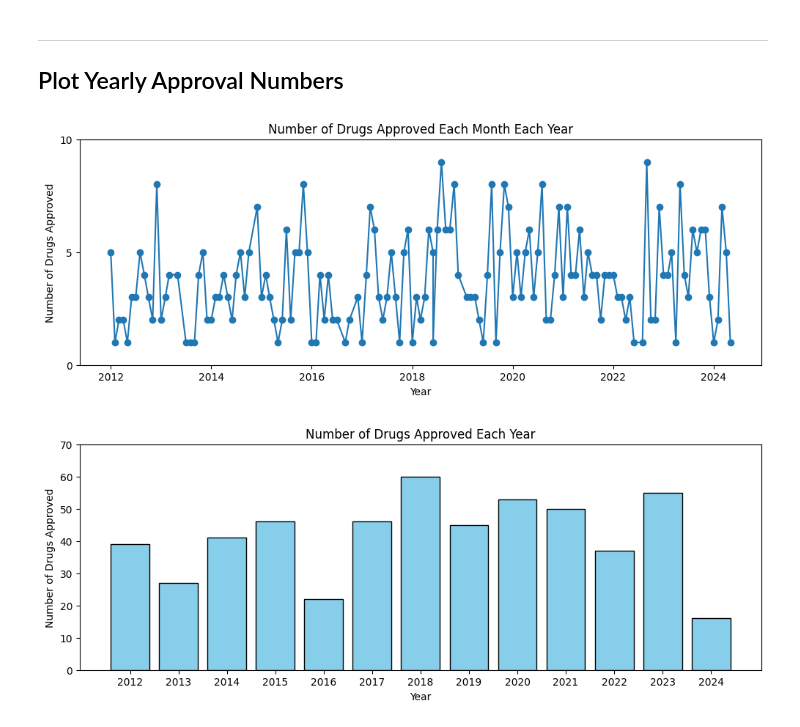
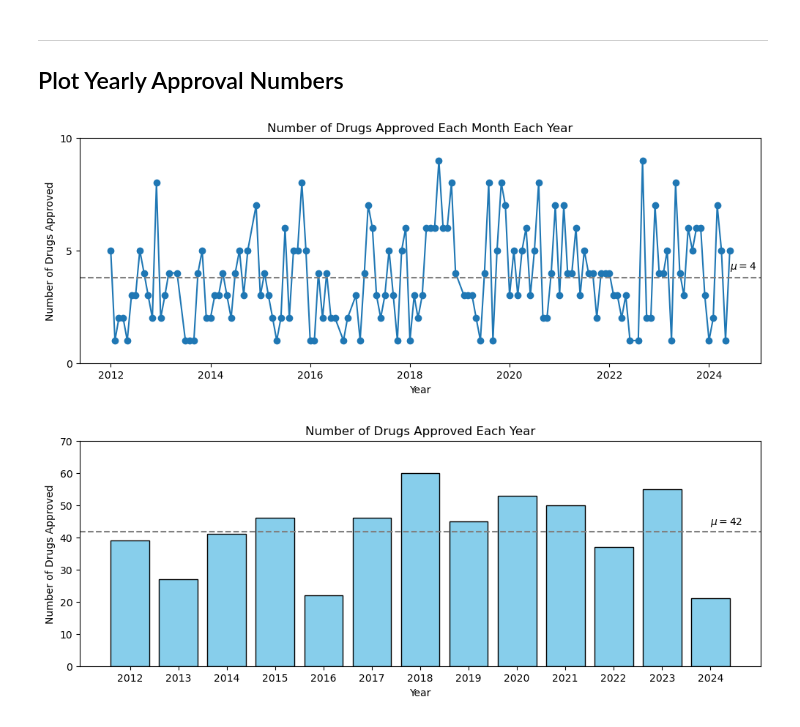
Before and after one commit to rahim-hashim/FDA-NCE-Scraper, a Jupyter notebook: fda_nce_scrape.ipynb, the cells around one changed output. Drawn from its saved outputs; the diff is of its cells as text; code cells hidden in the pictures.

```diff
--- a/fda_nce_scrape.ipynb
+++ b/fda_nce_scrape.ipynb
@@ -249,0 +773,19 @@ df_all.tail(20)
+# %%
+# unpickle all saved dataframes
+df_dict = unpickle_dataframes(database_folder='databases')
+# www.drugs.com drugs
+df_drugs = df_dict['ddc_drugs']
+df_drugs = df_drugs.sort_values(by=['drug_name']).reset_index(drop=True)
+# www.drugs.com drug classes
+df_drug_classes = df_dict['ddc_drug_classes']
+ddc_overlapping_drugs = find_df_overlap(df_drugs, df_drug_classes, 'drug_name', return_overlap=True)
+df_drug_classes = df_drug_classes.sort_values(by=['drug_name']).reset_index(drop=True)
+# www.clinicaltrials.gov
+ct_gov_df = df_dict['ctgov_df']
+# www.dailymed.nlm.nih.gov
+dailymed_df = df_dict['dailymed_df']
+# www.pubchem.ncbi.nlm.nih.gov
+pubchem_df = df_dict['pubchem_df']
+# saved excel with fda-approved drugs
+excel_path = os.getcwd()
+fda_drug_df = read_excel(excel_path)
@@ -253,7 +1060,6 @@ df_all.tail(20)
 # %%
 # plot number of drugs approved each month each year
 def plot_nce_monthly(df_all):
-
 	# convert approval_date to datetime
 	approval_dates = pd.to_datetime(df_all['approval_date'])
 	df_all['year_month'] = approval_dates.dt.to_period('M')
@@ -262,6 +1068,7 @@ def plot_nce_monthly(df_all):
 	df_all['year_month'] = pd.to_datetime(df_all['year_month'])
 	df_all['year_month'] = df_all['year_month'].dt.strftime('%Y-%m')
 	df_all['year_month'] = pd.to_datetime(df_all['year_month'])
+	df_all['year'] = df_all['year_month'].dt.year
 	df_all['count'] = 1
 	df_all_grouped = df_all.groupby(['year_month', 'year']).count().reset_index()
 	df_all_grouped = df_all_grouped[['year_month', 'count']]
@@ -275,35 +1082,46 @@ def plot_nce_monthly(df_all):
 	ax.set_ylim(0, 10)
 	# y-axis shows 0-5-10
 	ax.set_yticks(range(0, 11, 5))
+	# plot average line
+	ax.axhline(df_all_grouped['count'].mean(), color='grey', linestyle='--', label='Average')
+	# show text above the average line at the end of the line with the greek letter mu = mean
+	ax.text(df_all_grouped['year_month'].iloc[-1], df_all_grouped['count'].mean()+0.5,
+				 	f'$\mu = {round(df_all_grouped["count"].mean())}$', va='center', fontsize=10)
+	plt.show()
 
 def plot_yearly(df_all_grouped):
 	# plot the number of drugs approved each year
 	f, ax = plt.subplots(1, 1, figsize=(12, 4))
 	ax.bar(df_all_grouped['year'], df_all_grouped['count'], ec='black', color='skyblue')
 	# show each year on x-axis
 	ax.set_xlabel('Year')
 	ax.set_ylabel('Number of Drugs Approved')
 	ax.set_title('Number of Drugs Approved Each Year')
 	# show all years
 	ax.set_xticks(df_all_grouped['year'])
 	ax.set_ylim(0, 70)
 	# y-axis shows 0-50-100
 	ax.set_yticks(range(0, 80, 10))
+	# dotted line for average across all years
+	ax.axhline(df_all_grouped['count'].mean(), color='grey', linestyle='--', label='Average')
+	# show text above the average line at the end of the line with the greek letter mu = mean
+	ax.text(df_all_grouped['year'].iloc[-1], df_all_grouped['count'].mean()+3,
+				 	f'$\mu = {round(df_all_grouped["count"].mean())}$', va='center')
 	plt.show()
 
 def group_by_year(df_all):
 	df_all['approval_date'] = pd.to_datetime(df_all['approval_date'])
 	df_all['year'] = df_all['approval_date'].dt.year
 	df_all['month'] = df_all['approval_date'].dt.month
 	df_all_grouped = df_all.groupby(['year']).count().reset_index()
 	df_all_grouped = df_all_grouped[['year', 'drug_name']]
 	df_all_grouped.columns = ['year', 'count']
 	return df_all_grouped
 
-plot_nce_monthly(df_all)
+plot_nce_monthly(fda_drug_df)
 
-df_all_grouped = group_by_year(df_all)
-plot_yearly(df_all_grouped)
+drug_df_grouped = group_by_year(fda_drug_df)
+plot_yearly(drug_df_grouped)
 # %% [output]
-[figure, old version]
+[figure, new version]
-[figure, old version]
+[figure, new version]
```
Also changed, not shown: parts of 54 cells of this notebook, 10 other files.
